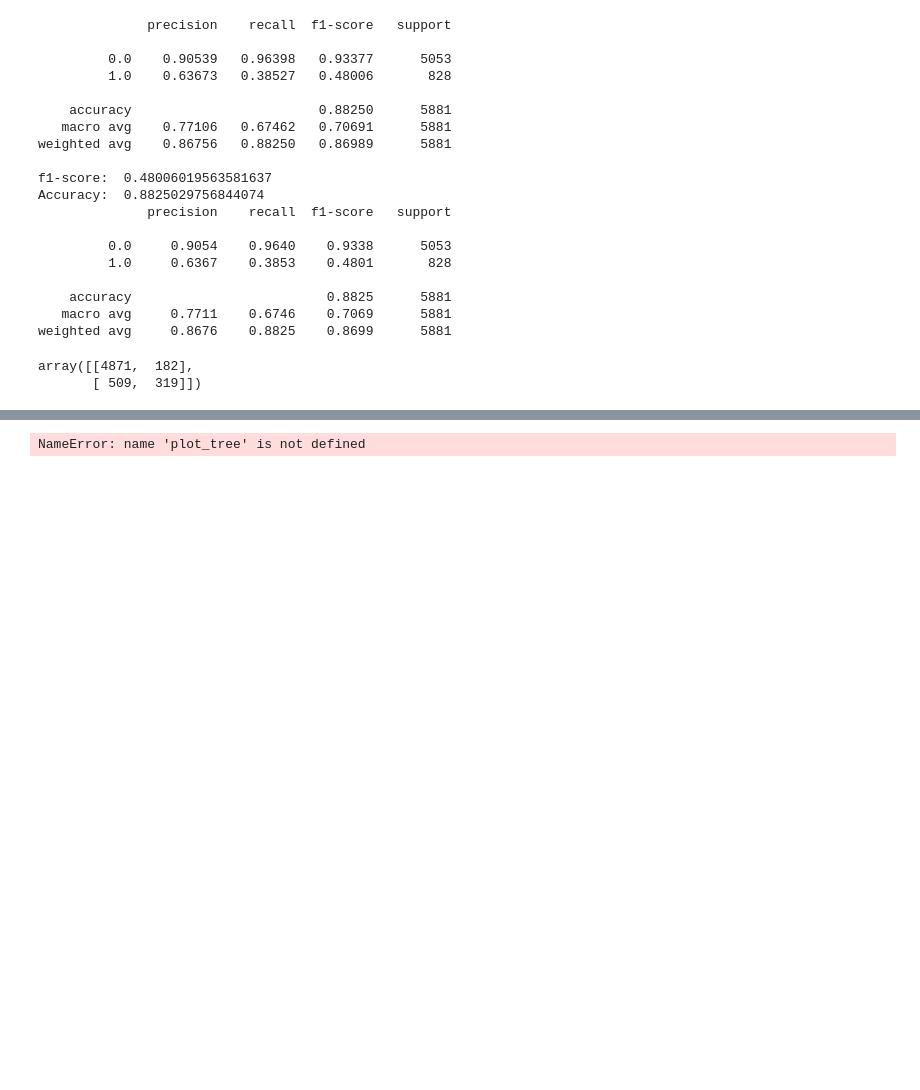
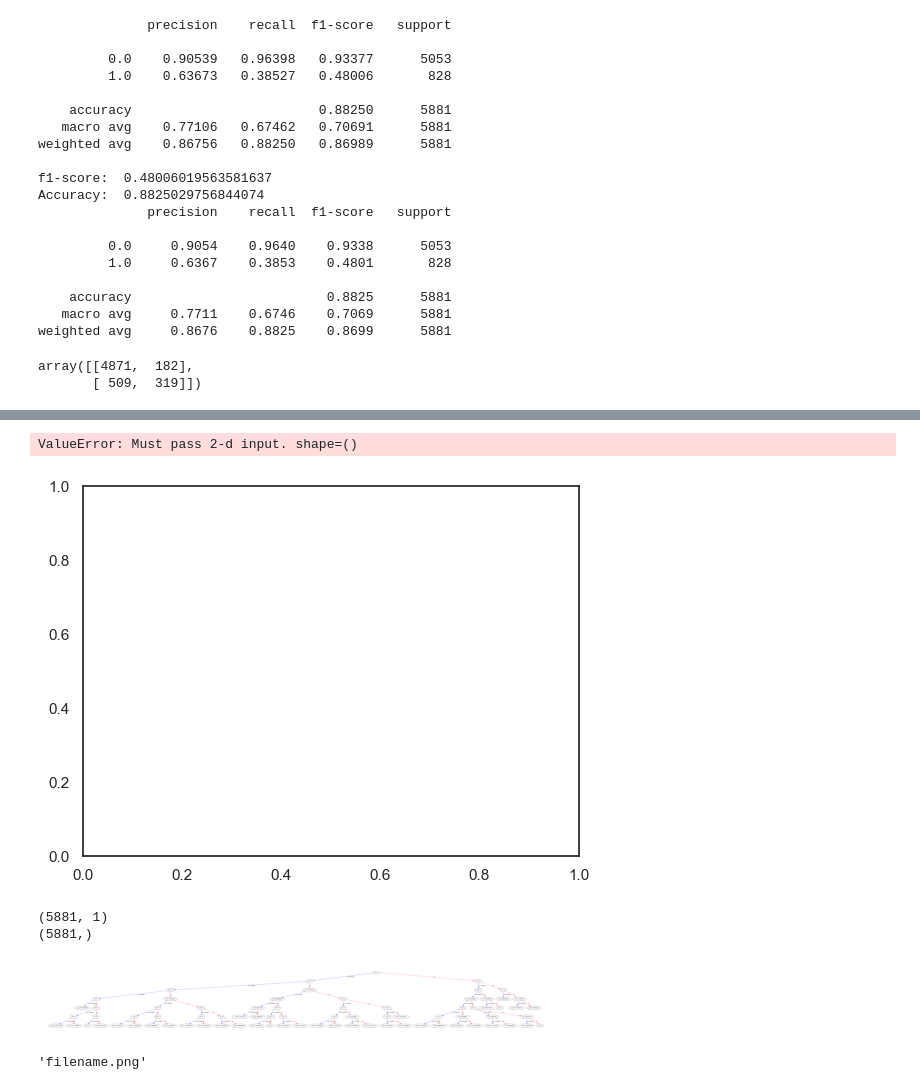
Before and after one commit to ahquin/ds-financial-inclusion, a Jupyter notebook: ml-data-analyse.ipynb, the cells around one changed output, grey strips where cells are left out. Drawn from its saved outputs; the diff is of its cells as text; code cells hidden in the pictures; blank space fills up the shorter version.

```diff
--- a/ml-data-analyse.ipynb
+++ b/ml-data-analyse.ipynb
@@ -746,3 +716,23 @@ array([[4871,  182],
+# %%
+import seaborn as sns
+import matplotlib.pyplot as plt
+
+ax= plt.subplot()
+sns.heatmap(pp, annot=True, fmt='g', ax=ax);  #annot=True to annotate cells, ftm='g' to disable scientific notation
+
+# labels, title and ticks
+ax.set_xlabel('Predicted labels');ax.set_ylabel('True labels');
+ax.set_title('Confusion Matrix');
+ax.xaxis.set_ticklabels(['business', 'health']); ax.yaxis.set_ticklabels(['health', 'business']);
+# %% [output]
+ValueError: Must pass 2-d input. shape=()
+[figure, added]
+# %%
+print(y_test.shape)
+print(y_pred.shape)
+# %% [output]
+(5881, 1)
+(5881,)
 # %%
 # SAVE MODEL
 
@@ -751,7 +741,19 @@ array([[4871,  182],
 f_xgb_model.save_model("final_xgboost.json")
 # save to text format
 f_xgb_model.save_model("final_xgboost.txt")
-# %%
-plot_tree(f_xgb_model, num_trees=0, rankdir='LR')
-# %% [output]
-NameError: name 'plot_tree' is not defined
+# %%
+plot_tree(f_xgb_model)
+plt.show()
+# %% [output]
+[figure, added]
+# %%
+format = 'png' #You should try the 'svg'
+
+image = xgb.to_graphviz(f_xgb_model)
+
+#Set a different dpi (work only if format == 'png')
+image.graph_attr = {'dpi':'400'}
+
+image.render('filename', format = format)
+# %% [output]
+'filename.png'
```
Also changed, not shown: parts of 23 cells of this notebook.
